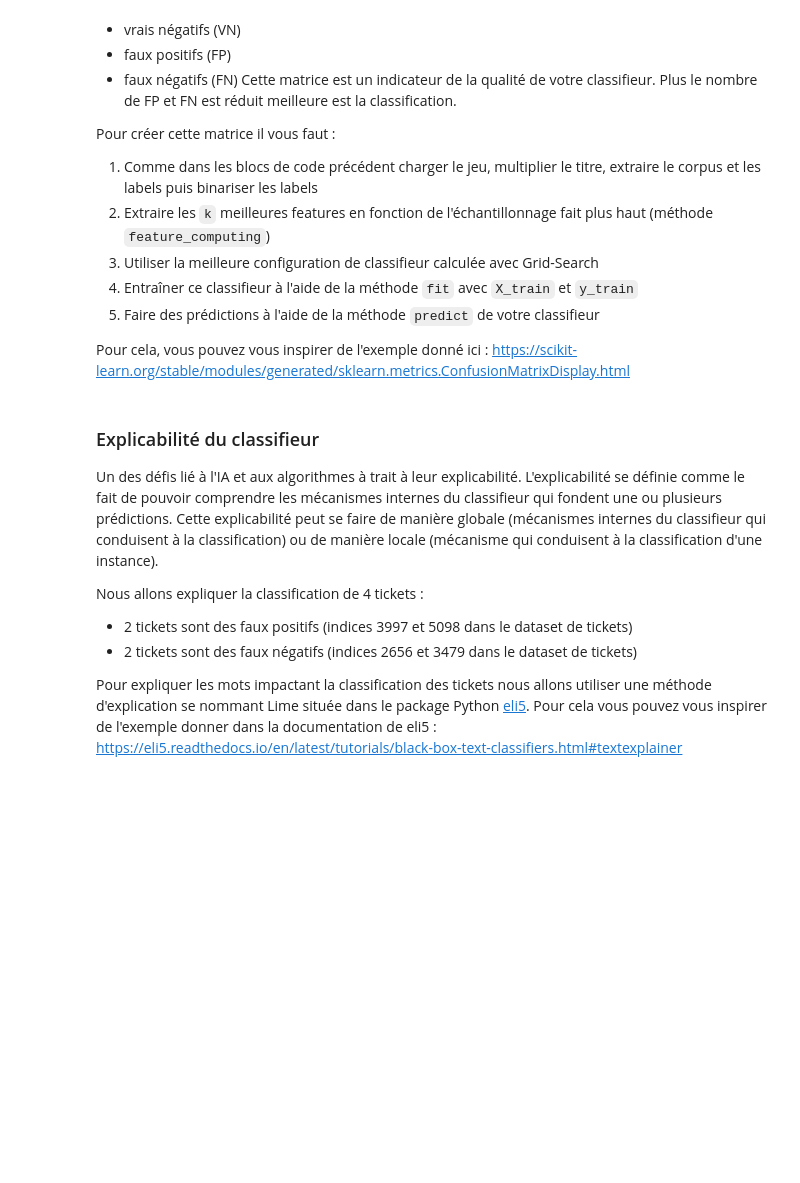
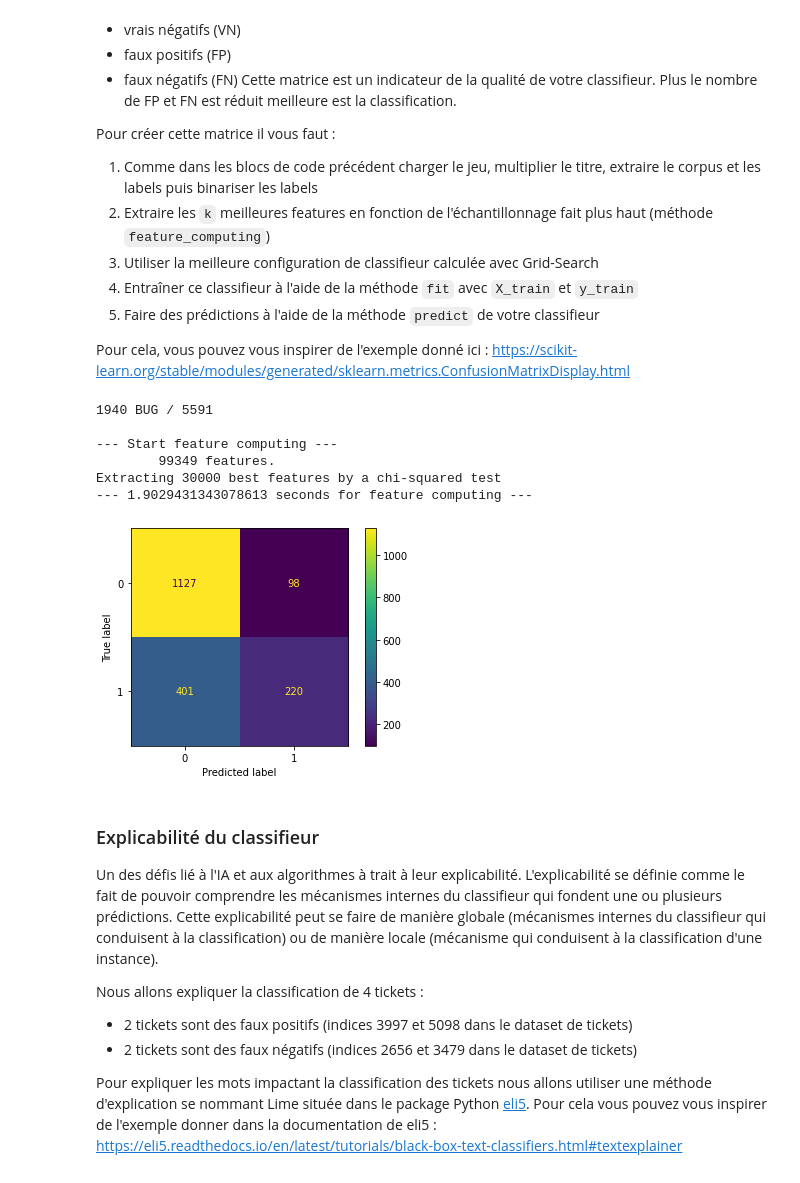
Before and after one commit to benjaminAd/IA-GL-Jupyter-TP2, a Jupyter notebook: tp_classif_tickets.ipynb, the cells around one changed output. Cells and saved outputs as stored; diff of their text form; code cells hidden in the pictures; blank space fills up the shorter version.

```diff
--- a/tp_classif_tickets.ipynb
+++ b/tp_classif_tickets.ipynb
@@ -325,23 +397,35 @@ Pour créer cette matrice il vous faut :
 Pour cela, vous pouvez vous inspirer de l'exemple donné ici : [https://scikit-learn.org/stable/modules/generated/sklearn.metrics.ConfusionMatrixDisplay.html](https://scikit-learn.org/stable/modules/generated/sklearn.metrics.ConfusionMatrixDisplay.html)
 # %%
 #Chargement du jeu de données JSON
-
+dataset = load_dataset(JSON_Path)
 #Multiplication du titre par un facteur 3 (ajustable)
-
+multiply_title(dataset=dataset,factor=3)
 #Extraction du corpus de tickets et des étiquettes
-
+corpus,labels = get_corpus_labels(dataset)
 #Transformation des étiquettes textuelles en étiquettes binaires
-
+binarized_labels = binarization_labels(labels=labels)
 #Création du vectorizer TF-IDF et sélection des k-best features avec feature_computing
-
-
+vectorizer = TfidfVectorizer(max_df=0.5,min_df=2,ngram_range=(1,3),sublinear_tf=True,stop_words={'english'})
+X, vectorizer, ch2 = feature_computing(corpus, binarized_labels, vectorizer)
 X_train, X_test, y_train, y_test = train_test_split(X, binarized_labels, test_size=0.33, random_state=42)
 
 #Création du classifieur, entrainement avec X_train, y_train et prédiction avec X_test
-
+clf = SVC(kernel='rbf',probability=True)
+clf.fit(X_train,y_train)
+prediction = clf.predict(X_test)
 #affichage de la matrice de confusion ConfusionMatrixDisplay
-
+cm = confusion_matrix(y_test,prediction,labels=clf.classes_)
+display = ConfusionMatrixDisplay(confusion_matrix=cm,display_labels=clf.classes_)
+display.plot()
 plt.show()
+# %% [output]
+1940 BUG / 5591
+
+--- Start feature computing ---
+        99349 features.
+Extracting 30000 best features by a chi-squared test
+--- 1.9029431343078613 seconds for feature computing ---
+[figure, added]
 # %% [markdown]
 ### Explicabilité du classifieur
 
```
Also changed, not shown: parts of 7 cells of this notebook.
